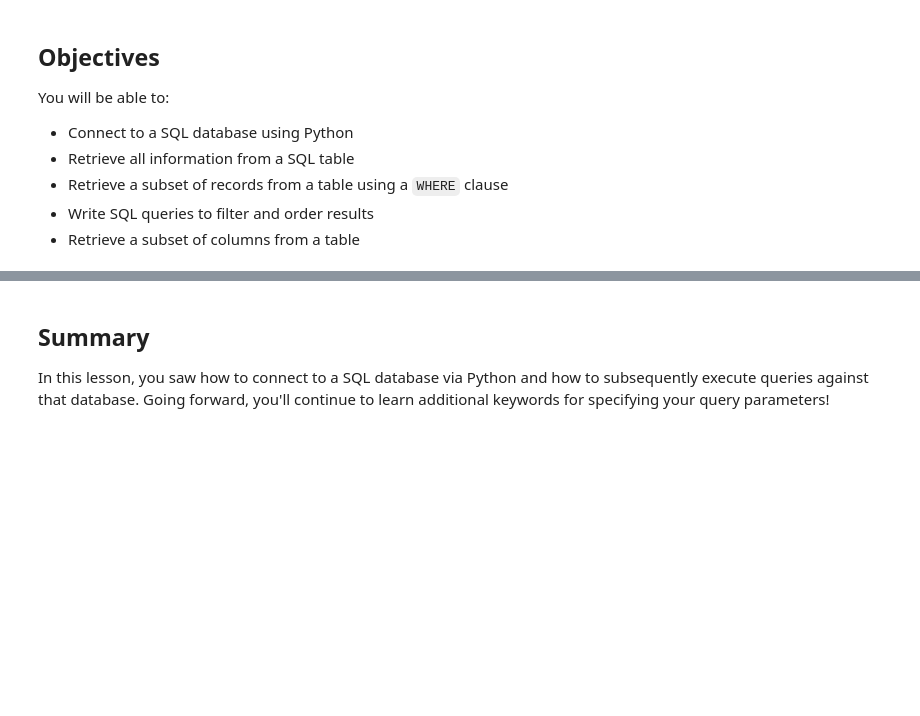
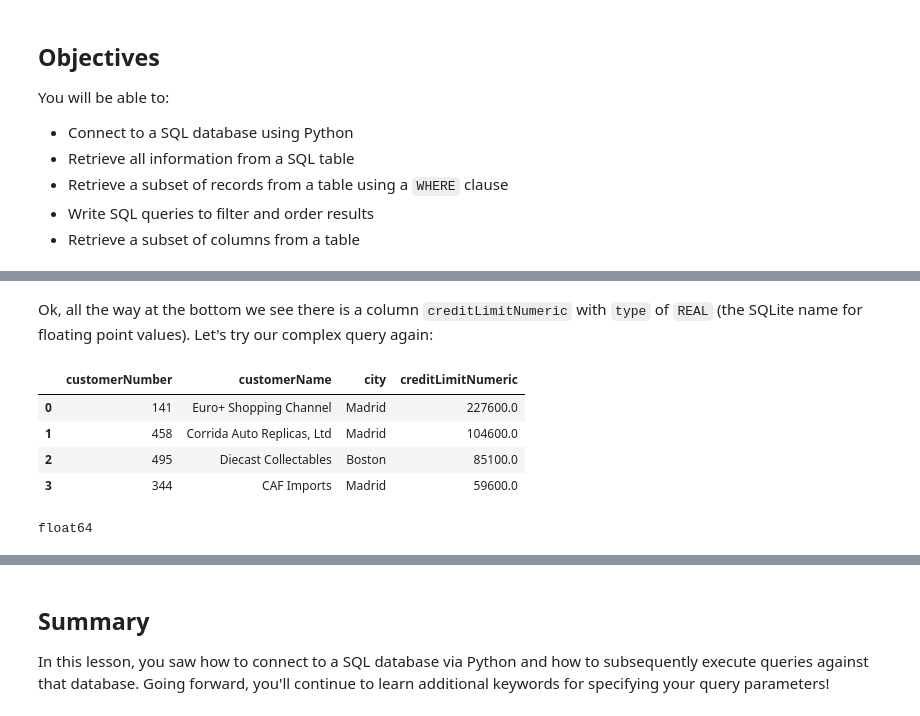
Before and after one commit to learn-co-curriculum/dsc-filtering-v2-4, a Jupyter notebook: index.ipynb, the cells around one changed output, grey strips where cells are left out. Saved outputs shown, nothing was run; the diff lists cells and outputs as text; code cells hidden in the pictures; blank space fills up the shorter version.

```diff
--- a/index.ipynb
+++ b/index.ipynb
@@ -183,0 +435,23 @@ This is an annoying problem to encounter and also underlines the importance of s
+# %% [markdown]
+Ok, all the way at the bottom we see there is a column `creditLimitNumeric` with `type` of `REAL` (the SQLite name for floating point values). Let's try our complex query again:
+# %%
+# query edited to refer to creditLimitNumeric
+complex_query = """
+SELECT customerNumber, customerName, city, creditLimitNumeric
+FROM customers
+WHERE (city = 'Boston' OR city = 'Madrid') AND (creditLimitNumeric >= 50000.00)
+ORDER BY creditLimitNumeric DESC
+LIMIT 15
+;"""
+df = pd.read_sql(complex_query, conn)
+df
+# %% [output]
+|  | customerNumber | customerName | city | creditLimitNumeric |
+| 0 | 141 | Euro+ Shopping Channel | Madrid | 227600.0 |
+| 1 | 458 | Corrida Auto Replicas, Ltd | Madrid | 104600.0 |
+| 2 | 495 | Diecast Collectables | Boston | 85100.0 |
+| 3 | 344 | CAF Imports | Madrid | 59600.0 |
+# %%
+print(df['creditLimitNumeric'].dtype)
+# %% [output]
+float64
```
Also changed, not shown: parts of 90 cells of this notebook, 1 other file.
